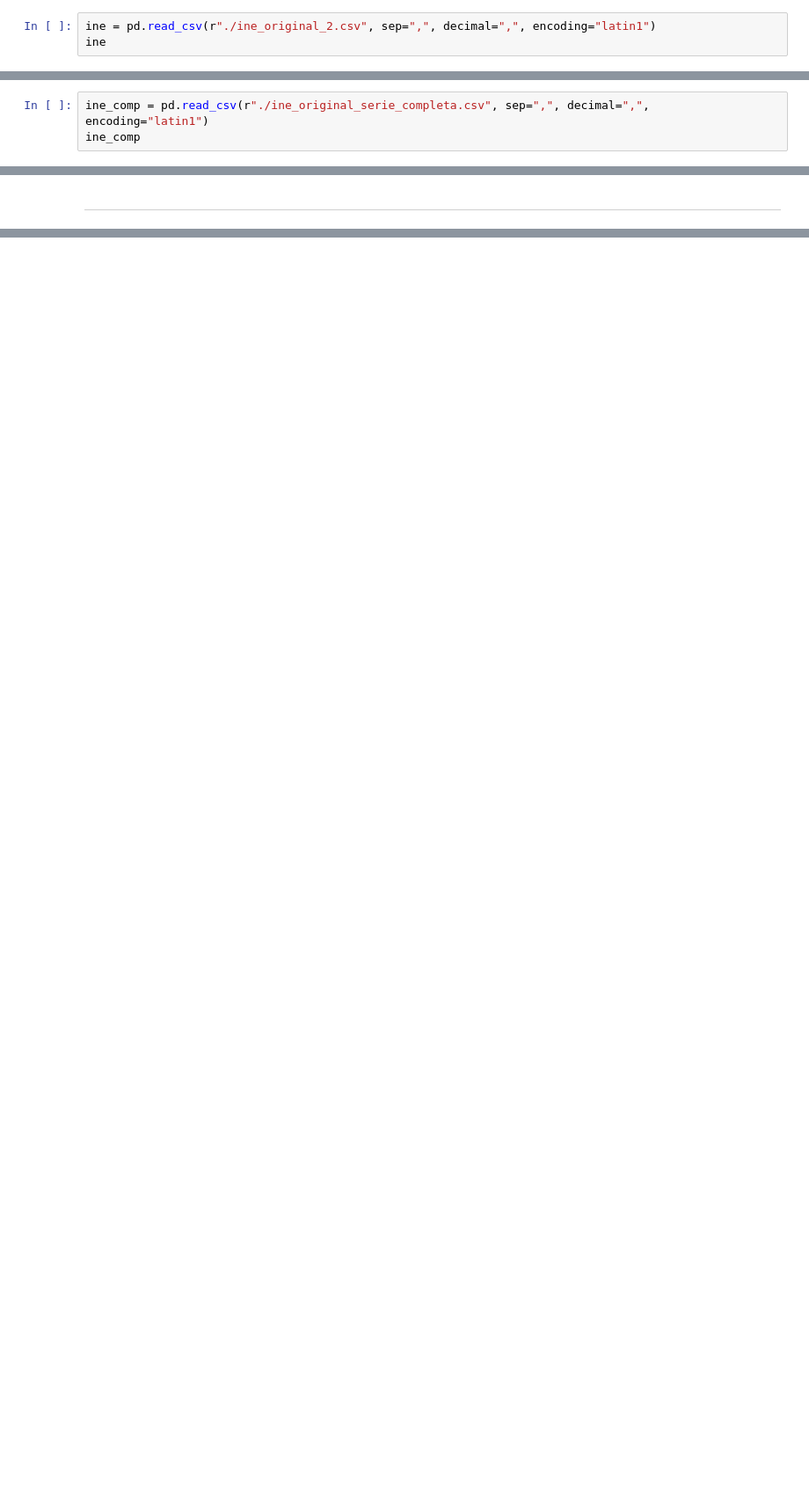
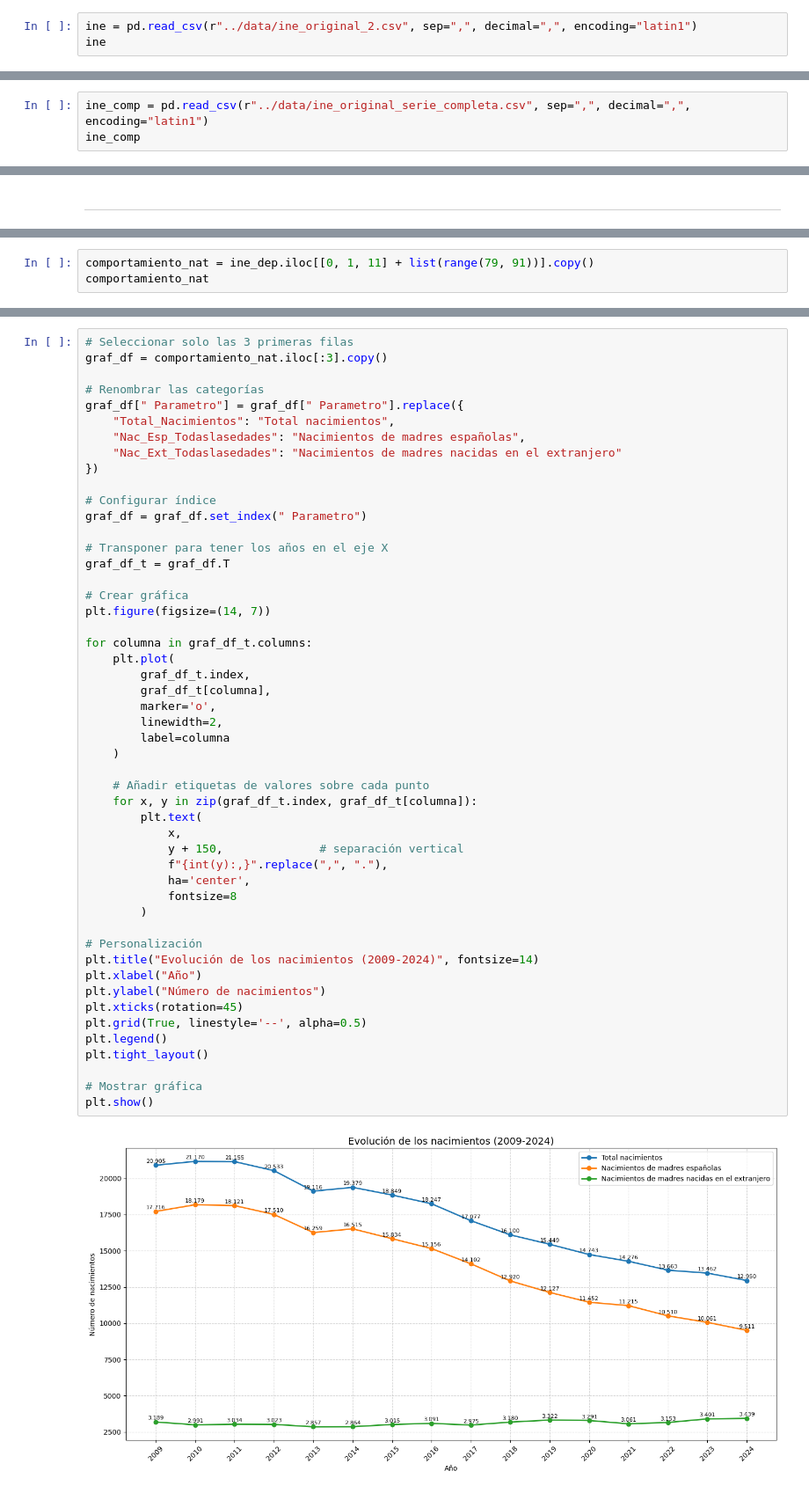
Before and after one commit to Leire2026/EDA, a Jupyter notebook: Memoria.ipynb, the cells around one changed output, grey strips where cells are left out. Shown at 88% size. Cells and saved outputs as stored; diff of their text form; blank space fills up the shorter version.

```diff
--- a/Presentacion.ipynb
+++ b/Memoria.ipynb
@@ -46,7 +46,7 @@ import pandas as pd
 BASE DE DATOS DE ELABORACIÓN PROPIA A PARTIR DE DESCARGA DE DATOS PROCEDENTES DEL INE Y EL EUSTAT:
 </span>
 # %%
-ine = pd.read_csv(r"./ine_original_2.csv", sep=",", decimal=",", encoding="latin1")
+ine = pd.read_csv(r"../data/ine_original_2.csv", sep=",", decimal=",", encoding="latin1")
 ine
 # %% [output]
 |  | Parametro | 1975 | 1976 | 1977 | 1978 | 1979 | 1980 | 1981 | 1982 | 1983 | ... | ... |
@@ -63,7 +63,7 @@ ine
 | 409 | Pob_Ext_Mujeres_85ymasanios | NaN | NaN | NaN | NaN | NaN | NaN | NaN | NaN | NaN | ... | ... |
 410 rows × 52 columns
 # %%
-ine_comp = pd.read_csv(r"./ine_original_serie_completa.csv", sep=",", decimal=",", encoding="latin1")
+ine_comp = pd.read_csv(r"../data/ine_original_serie_completa.csv", sep=",", decimal=",", encoding="latin1")
 ine_comp
 # %% [output]
 |  | Parametros | 1975 | 1976 | 1977 | 1978 | 1979 | 1980 | 1981 | 1982 | 1983 | ... | ... |
@@ -785,0 +797,3 @@ ________________________________________________________________________________
+# %%
+comportamiento_nat = ine_dep.iloc[[0, 1, 11] + list(range(79, 91))].copy()
+comportamiento_nat
@@ -785,0 +819,52 @@ ________________________________________________________________________________
+# %%
+# Seleccionar solo las 3 primeras filas
+graf_df = comportamiento_nat.iloc[:3].copy()
+
+# Renombrar las categorías
+graf_df[" Parametro"] = graf_df[" Parametro"].replace({
+    "Total_Nacimientos": "Total nacimientos",
+    "Nac_Esp_Todaslasedades": "Nacimientos de madres españolas",
+    "Nac_Ext_Todaslasedades": "Nacimientos de madres nacidas en el extranjero"
+})
+
+# Configurar índice
+graf_df = graf_df.set_index(" Parametro")
+
+# Transponer para tener los años en el eje X
+graf_df_t = graf_df.T
+
+# Crear gráfica
+plt.figure(figsize=(14, 7))
+
+for columna in graf_df_t.columns:
+    plt.plot(
+        graf_df_t.index,
+        graf_df_t[columna],
+        marker='o',
+        linewidth=2,
+        label=columna
+    )
+
+    # Añadir etiquetas de valores sobre cada punto
+    for x, y in zip(graf_df_t.index, graf_df_t[columna]):
+        plt.text(
+            x,
+            y + 150,              # separación vertical
+            f"{int(y):,}".replace(",", "."),
+            ha='center',
+            fontsize=8
+        )
+
+# Personalización
+plt.title("Evolución de los nacimientos (2009-2024)", fontsize=14)
+plt.xlabel("Año")
+plt.ylabel("Número de nacimientos")
+plt.xticks(rotation=45)
+plt.grid(True, linestyle='--', alpha=0.5)
+plt.legend()
+plt.tight_layout()
+
+# Mostrar gráfica
+plt.show()
+# %% [output]
+[figure, added]
```
Also changed, not shown: parts of 15 cells of this notebook, 5 other files.
